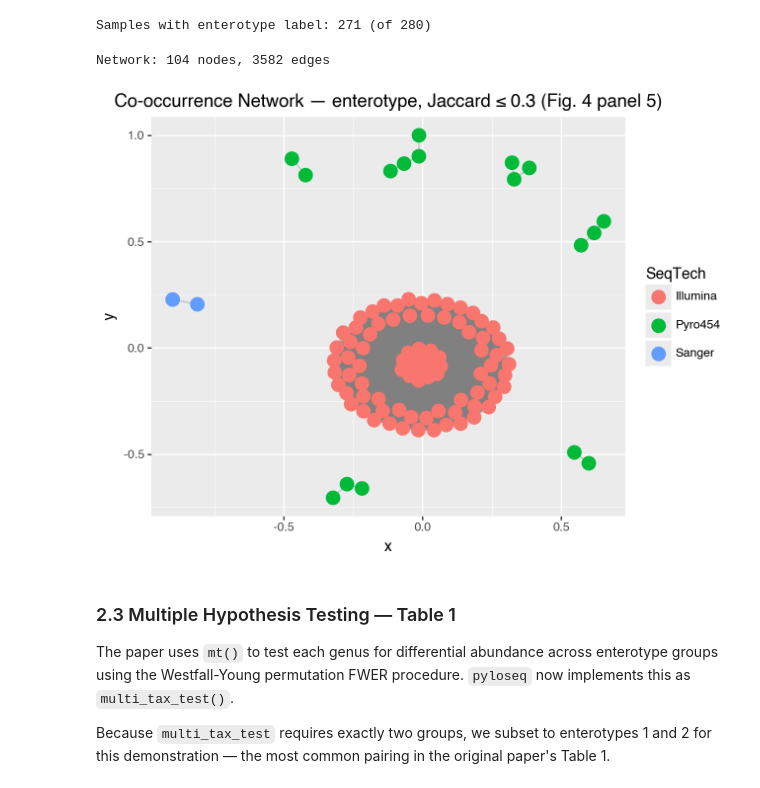
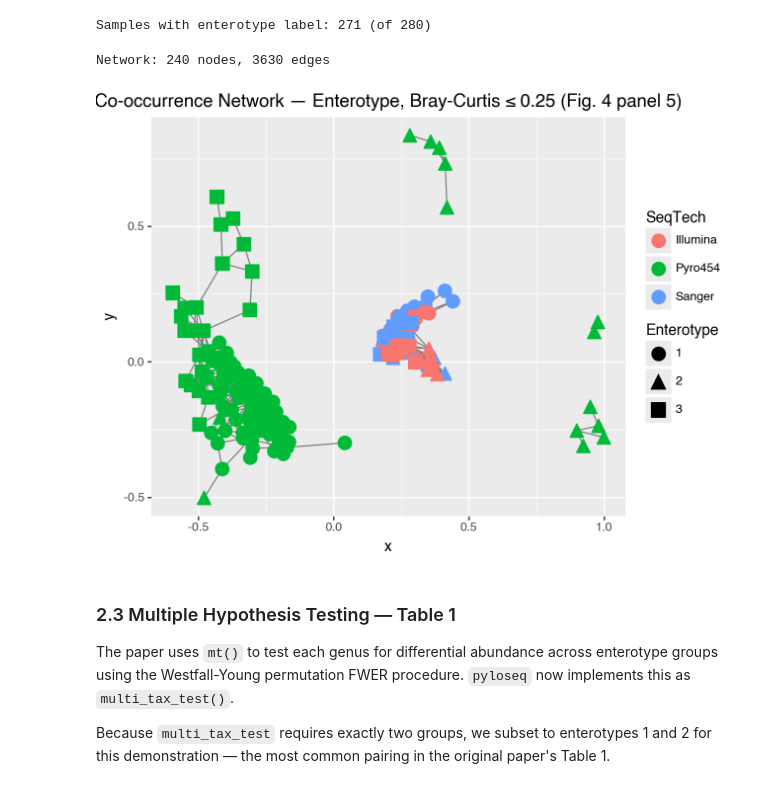
Before and after one commit to alittleb3ar/pyloseq, a Jupyter notebook: notebooks/06_mcmurdie_holmes_2013.ipynb, the cells around one changed output. Saved outputs shown, nothing was run; the diff lists cells and outputs as text; code cells hidden in the pictures.

```diff
--- a/notebooks/06_mcmurdie_holmes_2013.ipynb
+++ b/notebooks/06_mcmurdie_holmes_2013.ipynb
@@ -370,26 +467,30 @@ print(f"Samples with enterotype label: {et_labeled.nsamples} (of {enterotype.nsa
 # %% [output]
 Samples with enterotype label: 271 (of 280)
 # %%
-# Figure 4, panel 5: co-occurrence network colored by SeqTech
+# Figure 4, panel 5: co-occurrence network colored by SeqTech, shaped by Enterotype
+# R: plot_network(ig, enterotype, "samples", color="SeqTech", shape="Enterotype", ...)
 g = make_network(
     et_labeled,
     kind="samples",
-    distance="jaccard",
-    max_dist=0.3,
+    distance="bray",
+    max_dist=0.25,
     keep_isolates=False,
 )
 print(f"Network: {g.number_of_nodes()} nodes, {g.number_of_edges()} edges")
 
 p = plot_network(
     g,
     et_labeled,
     color="SeqTech",
-    title="Co-occurrence Network — enterotype, Jaccard ≤ 0.3 (Fig. 4 panel 5)",
+    shape="Enterotype",
+    line_weight=0.5,
+    line_alpha=1.0,
+    title="Co-occurrence Network — Enterotype, Bray-Curtis ≤ 0.25 (Fig. 4 panel 5)",
 )
 display(p)
 # %% [output]
-Network: 104 nodes, 3582 edges
+Network: 240 nodes, 3630 edges
-[figure, old version]
+[figure, new version]
 # %% [markdown]
 ### 2.3 Multiple Hypothesis Testing — Table 1
 
```
Also changed, not shown: parts of 24 cells of this notebook, 7 other files.
